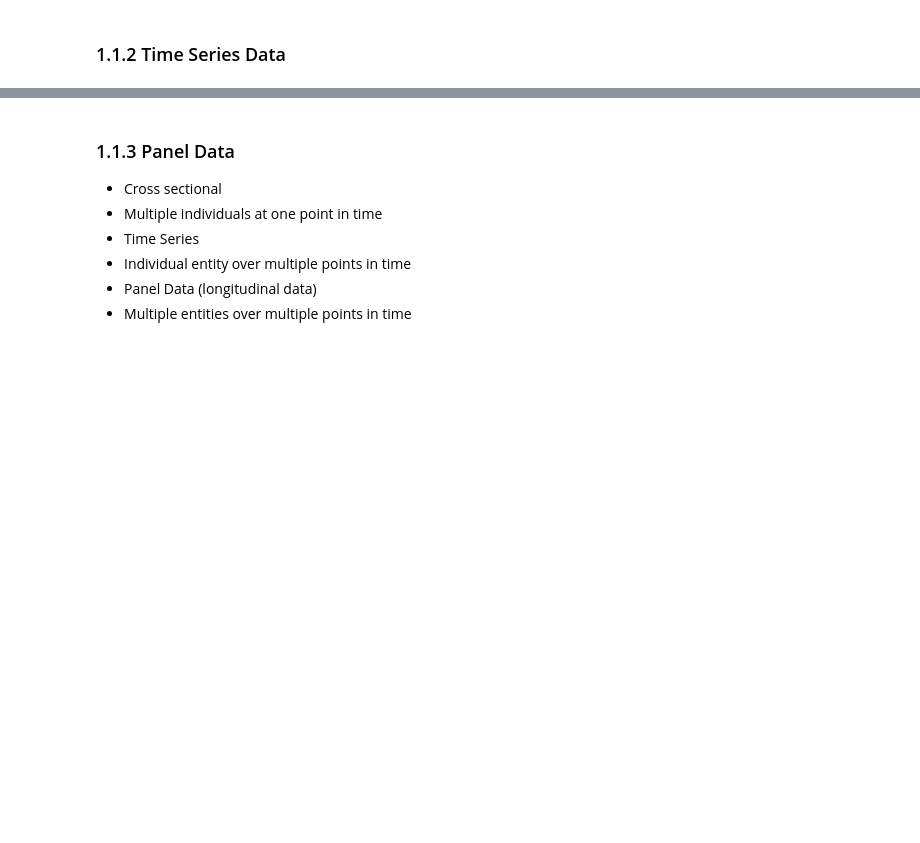
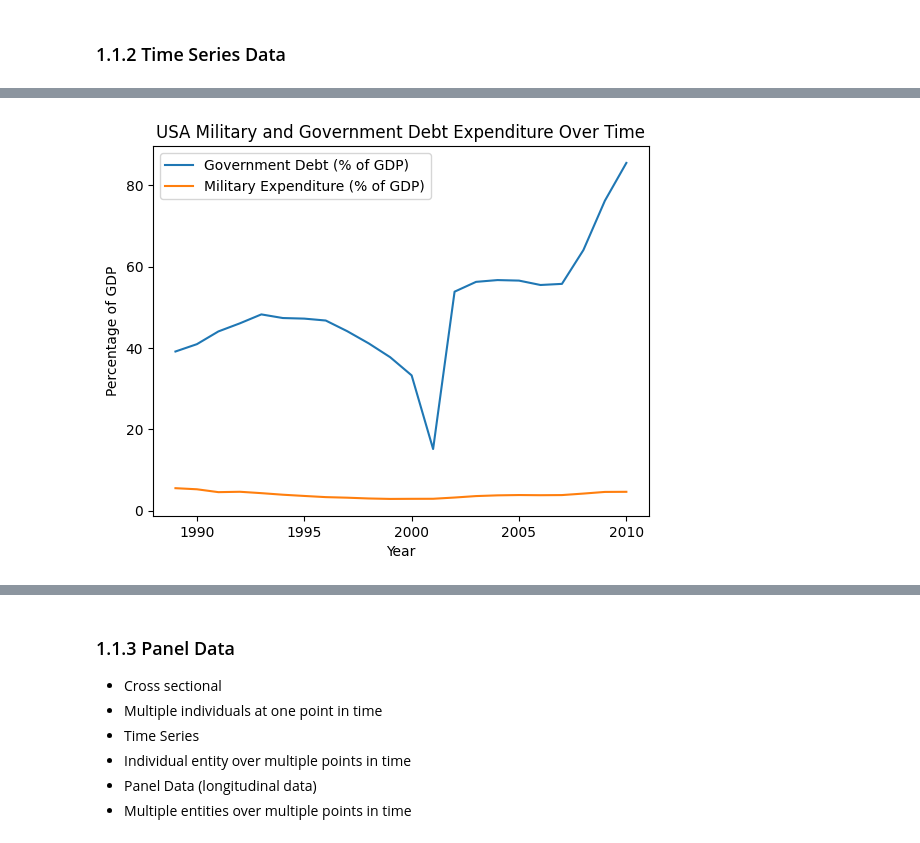
Before and after one commit to MuaazWahid/CS483HW, a Jupyter notebook: module8/Session_1St.ipynb, the cells around one changed output, grey strips where cells are left out. Drawn from its saved outputs; the diff is of its cells as text; code cells hidden in the pictures; blank space fills up the shorter version.

```diff
--- a/module8/Session_1St.ipynb
+++ b/module8/Session_1St.ipynb
@@ -136,0 +176,15 @@ df_2010.dropna()
+# %%
+# Filter data for USA
+usa_data = combined_data[combined_data['Country Code'] == 'USA']
+usa_data = usa_data[(usa_data['Year'] >= 1960) & (usa_data['Year'] <= 2010)]
+
+# Plot Military and Government Debt Expenditure over time for the USA
+plt.plot(usa_data['Year'], usa_data['Debt'], label='Government Debt (% of GDP)')
+plt.plot(usa_data['Year'], usa_data['Military'], label='Military Expenditure (% of GDP)')
+plt.xlabel('Year')
+plt.ylabel('Percentage of GDP')
+plt.title('USA Military and Government Debt Expenditure Over Time')
+plt.legend()
+plt.show()
+# %% [output]
+[figure, added]
```
Also changed, not shown: parts of 17 cells of this notebook.
